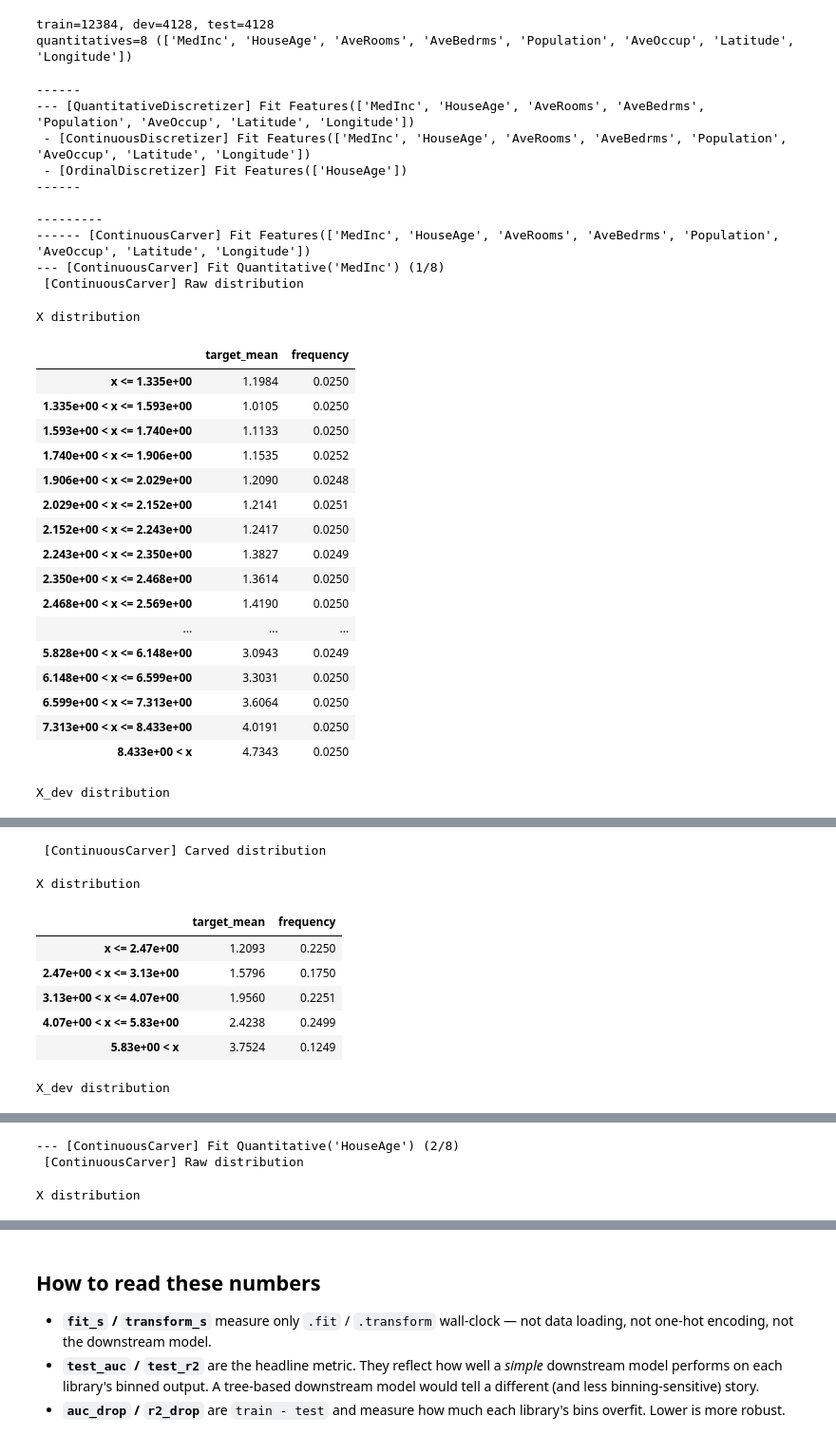
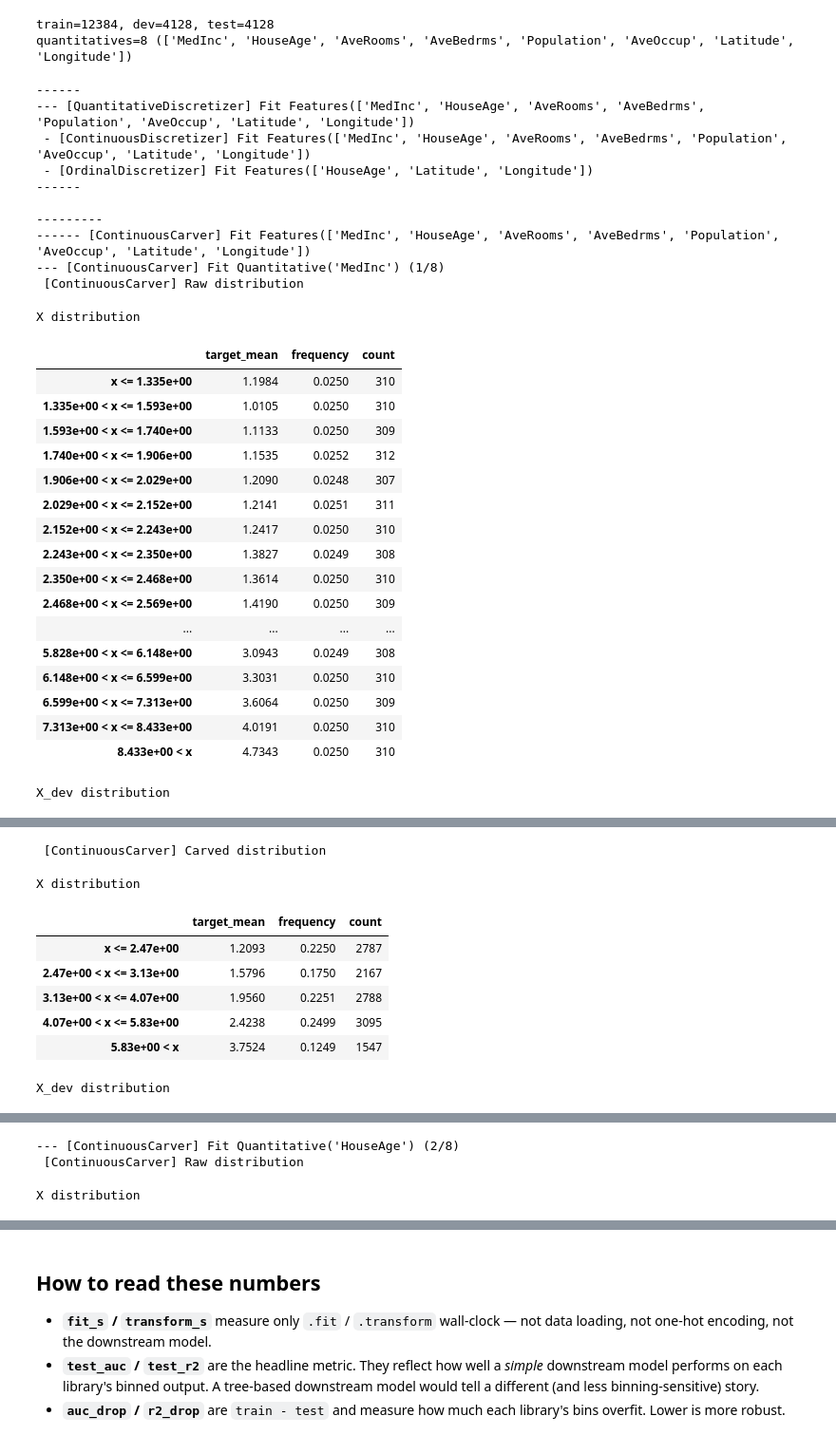
Before and after one commit to mdefrance/AutoCarver, a Jupyter notebook: docs/source/examples/Comparison/comparison_notebook.ipynb, the cells around one changed output, grey strips where cells are left out. Shown at 95% size. Cells and saved outputs as stored; diff of their text form; code cells hidden in the pictures.

```diff
--- a/docs/source/examples/Comparison/comparison_notebook.ipynb
+++ b/docs/source/examples/Comparison/comparison_notebook.ipynb
@@ -89,6 +89,8 @@ def plot_bars(results_df, score_cols, title):
     fig.tight_layout()
     plt.show()
 # %%
+from AutoCarver.combinations.binary import CramervCombinations
+
 MAX_N_MOD = 5
 MIN_FREQ = 0.05
 
@@ -96,7 +98,8 @@ def bin_with_autocarver(X_train, y_train, X_dev, y_dev, X_test, categoricals, qu
     Carver = BinaryCarver if kind == 'binary' else ContinuousCarver
     features = Features(categoricals=categoricals, quantitatives=quantitatives)
     config = DiscretizerConfig(verbose=True)  # showing statistics
-    carver = Carver(features=features, min_freq=MIN_FREQ, max_n_mod=MAX_N_MOD, config=config)
+    combination_evaluator = CramervCombinations() if kind == 'binary' else None
+    carver = Carver(features=features, min_freq=MIN_FREQ, max_n_mod=MAX_N_MOD, config=config,combination_evaluator=combination_evaluator)
 
     t0 = time.perf_counter()
     X_tr = carver.fit_transform(X_train.copy(), y_train, X_dev=X_dev.copy(), y_dev=y_dev)
@@ -106,7 +109,7 @@ def bin_with_autocarver(X_train, y_train, X_dev, y_dev, X_test, categoricals, qu
     t1 = time.perf_counter()
     X_te = carver.transform(X_test.copy())
     transform_t = time.perf_counter() - t1
-    return pd.concat([X_tr, X_dv]), X_te, fit_t, transform_t
+    return pd.concat([X_tr, X_dv]), X_te, fit_t, transform_t, carver
 
 
 def bin_with_optbinning(X_train, y_train, X_dev, y_dev, X_test, categoricals, quantitatives, kind):
@@ -130,7 +133,7 @@ def bin_with_optbinning(X_train, y_train, X_dev, y_dev, X_test, categoricals, qu
     for col, b in binners.items():
         test_binned[col] = b.transform(X_test[col].to_numpy(), metric='bins')
     transform_t = time.perf_counter() - t1
-    return train_binned, test_binned, fit_t, transform_t
+    return train_binned, test_binned, fit_t, transform_t, binners
 
 
 def bin_with_kbins(X_train, X_dev, X_test, categoricals, quantitatives, n_bins=5):
@@ -154,7 +157,7 @@ def bin_with_kbins(X_train, X_dev, X_test, categoricals, quantitatives, n_bins=5
     # KBins has no opinion on categoricals — pass them through as labels
     train = pd.concat([binned_num_train, X_all[categoricals].astype(str)], axis=1)
     test = pd.concat([binned_num_test, X_test[categoricals].astype(str)], axis=1)
-    return train, test, fit_t, transform_t
+    return train, test, fit_t, transform_t, kbd
 # %% [markdown]
 ## Binary classification — German Credit
 
@@ -202,7 +205,7 @@ runs.append((
 
 rows = []
 for name, run in runs:
-    X_tr, X_te, fit_t, transform_t = run()
+    X_tr, X_te, fit_t, transform_t, carver = run()
     scores = fit_eval_binary(X_tr, X_te, y_train_full, y_test)
     rows.append({
         'library': name,
@@ -297,50 +304,50 @@ if HAS_OPTBINNING:
 runs.append((
     'KBinsDiscretizer',
     lambda: bin_with_kbins(X_train, X_dev, X_test, categoricals, quantitatives),
 ))
 
 rows = []
 for name, run in runs:
-    X_tr, X_te, fit_t, transform_t = run()
+    X_tr, X_te, fit_t, transform_t, carver = run()
     scores = fit_eval_regression(X_tr, X_te, y_train_full, y_test)
     rows.append({
         'library': name,
         'fit_s': round(fit_t, 3),
         'transform_s': round(transform_t, 4),
         'train_r2': round(scores['train_r2'], 4),
         'test_r2': round(scores['test_r2'], 4),
         'r2_drop': round(scores['train_r2'] - scores['test_r2'], 4),
     })
 
 regression_results = pd.DataFrame(rows)
 regression_results
 # %% [output]
 ------
 --- [QuantitativeDiscretizer] Fit Features(['MedInc', 'HouseAge', 'AveRooms', 'AveBedrms', 'Population', 'AveOccup', 'Latitude', 'Longitude'])
  - [ContinuousDiscretizer] Fit Features(['MedInc', 'HouseAge', 'AveRooms', 'AveBedrms', 'Population', 'AveOccup', 'Latitude', 'Longitude'])
- - [OrdinalDiscretizer] Fit Features(['HouseAge'])
+ - [OrdinalDiscretizer] Fit Features(['HouseAge', 'Latitude', 'Longitude'])
 ------
 
 ---------
 ------ [ContinuousCarver] Fit Features(['MedInc', 'HouseAge', 'AveRooms', 'AveBedrms', 'Population', 'AveOccup', 'Latitude', 'Longitude'])
 --- [ContinuousCarver] Fit Quantitative('MedInc') (1/8)
  [ContinuousCarver] Raw distribution
 X distribution
-|  | target_mean | frequency |
-| x <= 1.335e+00 | 1.1984 | 0.0250 |
-| 1.335e+00 < x <= 1.593e+00 | 1.0105 | 0.0250 |
-| 1.593e+00 < x <= 1.740e+00 | 1.1133 | 0.0250 |
-| 1.740e+00 < x <= 1.906e+00 | 1.1535 | 0.0252 |
-| 1.906e+00 < x <= 2.029e+00 | 1.2090 | 0.0248 |
-| 2.029e+00 < x <= 2.152e+00 | 1.2141 | 0.0251 |
-| 2.152e+00 < x <= 2.243e+00 | 1.2417 | 0.0250 |
-| 2.243e+00 < x <= 2.350e+00 | 1.3827 | 0.0249 |
-| 2.350e+00 < x <= 2.468e+00 | 1.3614 | 0.0250 |
-| 2.468e+00 < x <= 2.569e+00 | 1.4190 | 0.0250 |
-| ... | ... | ... |
-| 5.828e+00 < x <= 6.148e+00 | 3.0943 | 0.0249 |
-| 6.148e+00 < x <= 6.599e+00 | 3.3031 | 0.0250 |
-| 6.599e+00 < x <= 7.313e+00 | 3.6064 | 0.0250 |
-| 7.313e+00 < x <= 8.433e+00 | 4.0191 | 0.0250 |
-| 8.433e+00 < x | 4.7343 | 0.0250 |
+|  | target_mean | frequency | count |
+| x <= 1.335e+00 | 1.1984 | 0.0250 | 310 |
+| 1.335e+00 < x <= 1.593e+00 | 1.0105 | 0.0250 | 310 |
+| 1.593e+00 < x <= 1.740e+00 | 1.1133 | 0.0250 | 309 |
+| 1.740e+00 < x <= 1.906e+00 | 1.1535 | 0.0252 | 312 |
+| 1.906e+00 < x <= 2.029e+00 | 1.2090 | 0.0248 | 307 |
+| 2.029e+00 < x <= 2.152e+00 | 1.2141 | 0.0251 | 311 |
+| 2.152e+00 < x <= 2.243e+00 | 1.2417 | 0.0250 | 310 |
+| 2.243e+00 < x <= 2.350e+00 | 1.3827 | 0.0249 | 308 |
+| 2.350e+00 < x <= 2.468e+00 | 1.3614 | 0.0250 | 310 |
+| 2.468e+00 < x <= 2.569e+00 | 1.4190 | 0.0250 | 309 |
+| ... | ... | ... | ... |
+| 5.828e+00 < x <= 6.148e+00 | 3.0943 | 0.0249 | 308 |
+| 6.148e+00 < x <= 6.599e+00 | 3.3031 | 0.0250 | 310 |
+| 6.599e+00 < x <= 7.313e+00 | 3.6064 | 0.0250 | 309 |
+| 7.313e+00 < x <= 8.433e+00 | 4.0191 | 0.0250 | 310 |
+| 8.433e+00 < x | 4.7343 | 0.0250 | 310 |
 X_dev distribution
@@ -364,9 +371,9 @@ X_dev distribution
  [ContinuousCarver] Carved distribution
 X distribution
-|  | target_mean | frequency |
-| x <= 2.47e+00 | 1.2093 | 0.2250 |
-| 2.47e+00 < x <= 3.13e+00 | 1.5796 | 0.1750 |
-| 3.13e+00 < x <= 4.07e+00 | 1.9560 | 0.2251 |
-| 4.07e+00 < x <= 5.83e+00 | 2.4238 | 0.2499 |
-| 5.83e+00 < x | 3.7524 | 0.1249 |
+|  | target_mean | frequency | count |
+| x <= 2.47e+00 | 1.2093 | 0.2250 | 2787 |
+| 2.47e+00 < x <= 3.13e+00 | 1.5796 | 0.1750 | 2167 |
+| 3.13e+00 < x <= 4.07e+00 | 1.9560 | 0.2251 | 2788 |
+| 4.07e+00 < x <= 5.83e+00 | 2.4238 | 0.2499 | 3095 |
+| 5.83e+00 < x | 3.7524 | 0.1249 | 1547 |
 X_dev distribution
```
Also changed, not shown: parts of 5 cells of this notebook, 27 other files.
